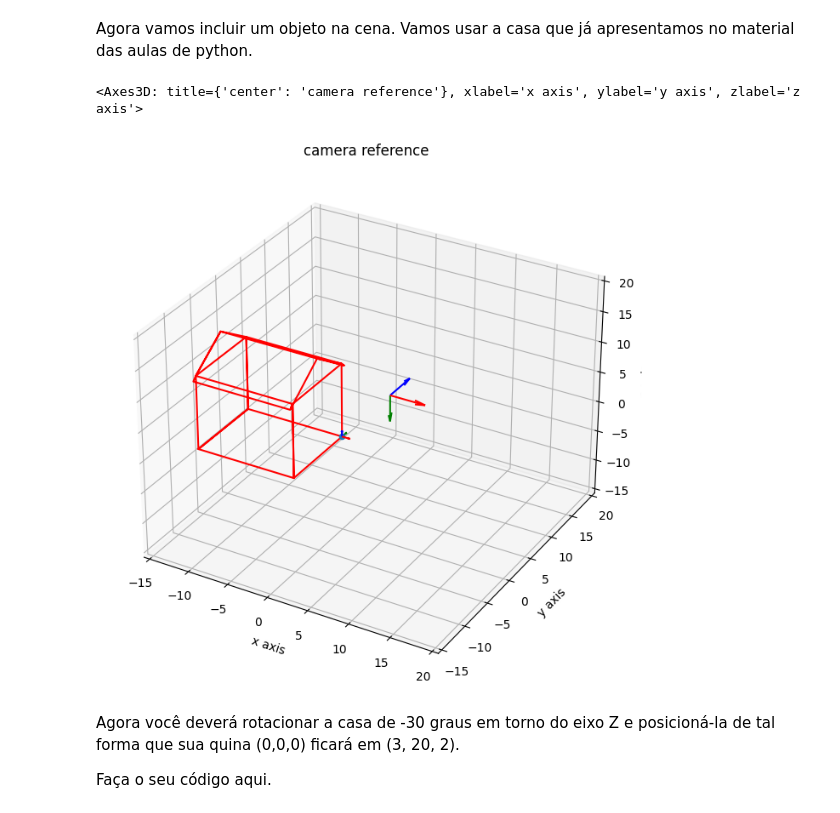
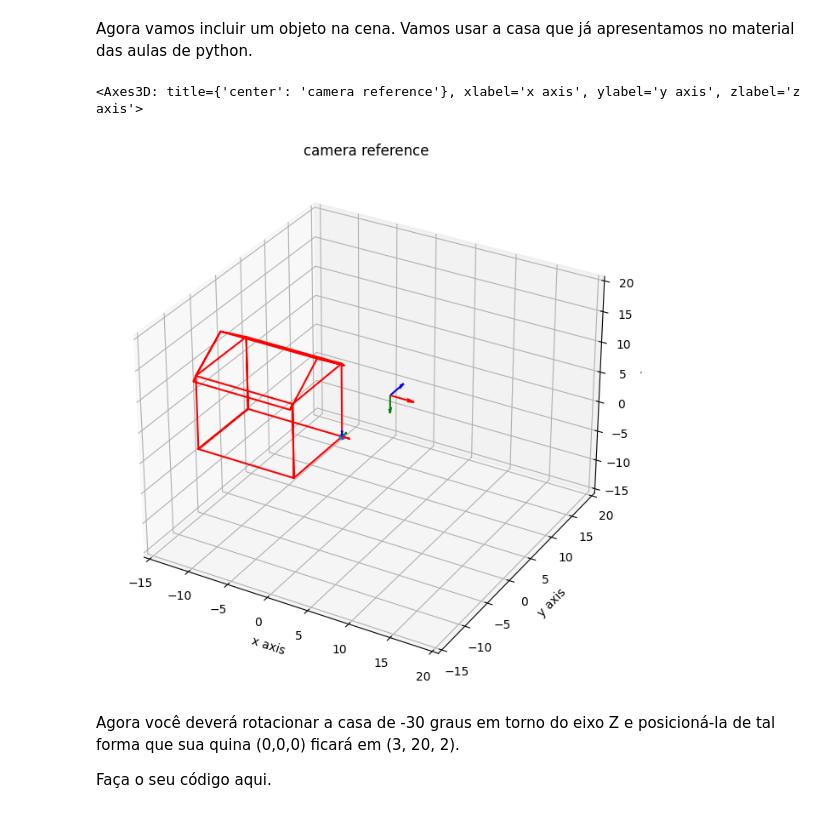
Before and after one commit to MauricioPimenta/ComputerVision, a Jupyter notebook: 2023.09-atividade_movimento_corpo_rigido.ipynb, the cells around one changed output. Cells and saved outputs as stored; diff of their text form; code cells hidden in the pictures.

```diff
--- a/2023.09-atividade_movimento_corpo_rigido.ipynb
+++ b/2023.09-atividade_movimento_corpo_rigido.ipynb
@@ -212,10 +212,7 @@ draw_arrows(cam2[:,-1],cam2[:,0:3],ax0)
 # %% [markdown]
 Agora vamos incluir um objeto na cena. Vamos usar a casa que já apresentamos no material das aulas de python.
 # %%
-#Creating a house
-
-
-
+# Creating a house
 house = np.array([  [0,           0.0,       0.     ],
                     [0,         -10.0,       0.     ],
                     [0,         -10.0,      12.     ],
@@ -238,38 +235,36 @@ house = np.array([  [0,           0.0,       0.     ],
                     [-12.0000,  -10.5000,   11.4000 ],
                     [-12.0000,  -10.0000,   12.0000 ],
                     [-12.0000,   -5.0000,   16.0000 ],
                     [0,          -5.0000,   16.0000 ],
                     [0,           0.5000,   11.4000 ],
                     [-12.0000,    0.5000,   11.4000 ],
                     [-12.0000,         0,   12.0000 ],
                     [-12.0000,   -5.0000,   16.0000 ],
                     [-12.0000,  -10.0000,   12.0000 ],
                     [-12.0000,  -10.0000,         0 ],
                     [-12.0000,   -5.0000,         0 ],
                     [-12.0000,         0,         0 ],
                     [-12.0000,         0,   12.0000 ],
                     [-12.0000,         0,         0 ]   ])
 
 house = np.transpose(house)
 
 
-#add a vector of ones to the house matrix to represent the house in homogeneous coordinates
+# add a vector of ones to the house matrix to represent the house in homogeneous coordinates
 house = np.vstack([house, np.ones(np.size(house,1))])
 
 ax0 = set_plot(lim=[-15,20])
 draw_arrows(point,base,ax0)
 ax0.plot3D(house[0,:], house[1,:], house[2,:], 'red')
 # Plotando a quina da casa que está em (0,0,0) para servir de referência
 ax0.scatter(house[0,0], house[1,0], house[2,0],'b')
 
-k = 0.25
-arrow_lenght = k*(ax0.get_xlim()[1] - ax0.get_xlim()[0])/2
-
+arrow_lenght = 3
 # Plote a câmera também - altere o código abaixo, se necessário
 draw_arrows(cam2[:,-1],cam2[:,0:3],ax0, length=arrow_lenght)
 # %% [output]
 <Axes3D: title={'center': 'camera reference'}, xlabel='x axis', ylabel='y axis', zlabel='z axis'>
-[figure, old version]
+[figure, new version]
 # %% [markdown]
 Agora você deverá rotacionar a casa de -30 graus em torno do eixo Z e posicioná-la de tal forma que sua quina (0,0,0) ficará em (3, 20, 2).
 
```
Also changed, not shown: parts of 5 cells of this notebook.
